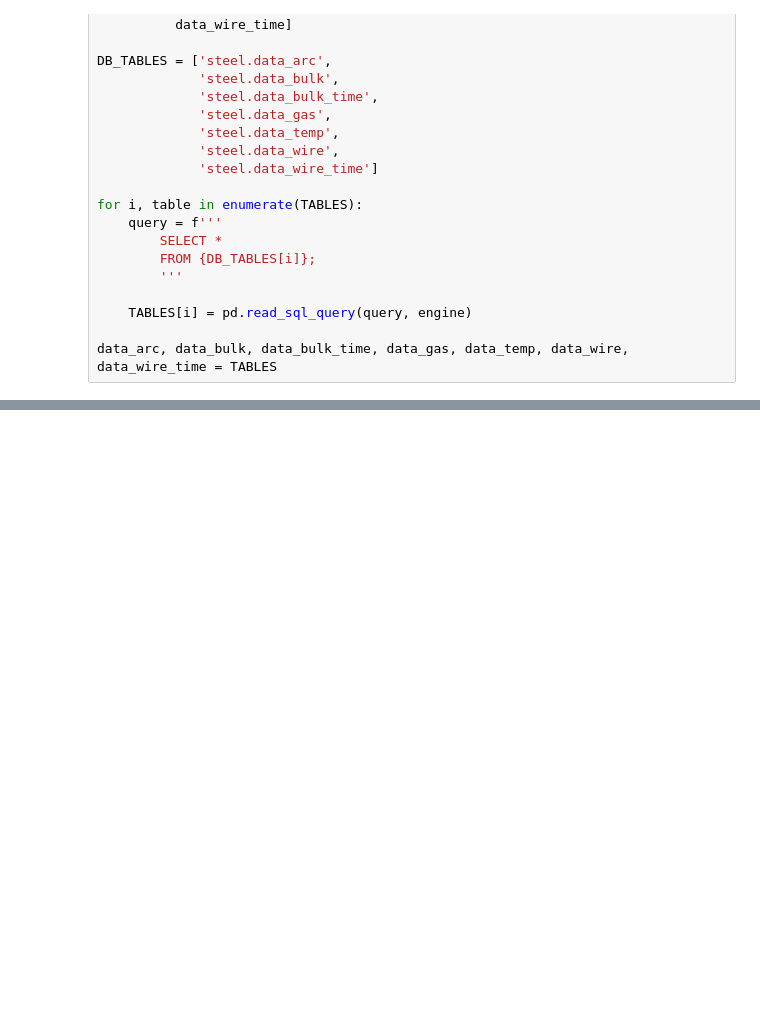
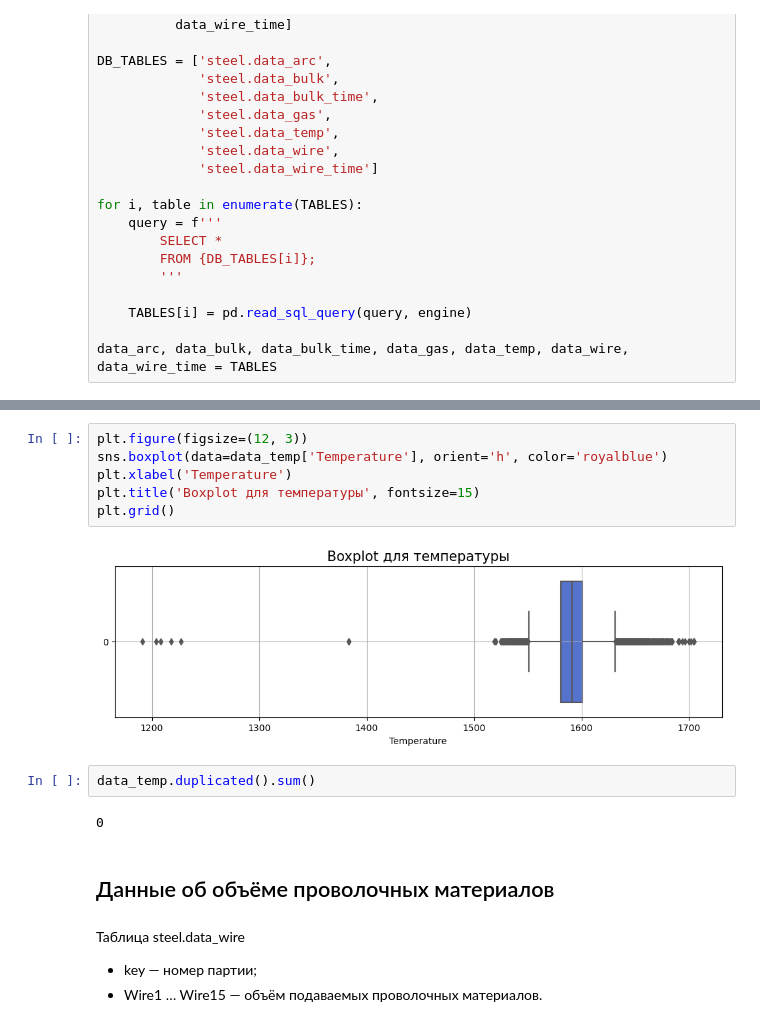
Before and after one commit to VSXV/Data-Science-Projects, a Jupyter notebook: 19. production costs/production costs.ipynb, the cells around one changed output, grey strips where cells are left out. Saved outputs shown, nothing was run; the diff lists cells and outputs as text; blank space fills up the shorter version.

```diff
--- a/19. production costs/production costs.ipynb
+++ b/19. production costs/production costs.ipynb
@@ -83,0 +385,18 @@ memory usage: 581.2+ KB
+# %%
+plt.figure(figsize=(12, 3))
+sns.boxplot(data=data_temp['Temperature'], orient='h', color='royalblue')
+plt.xlabel('Temperature')
+plt.title('Boxplot для температуры', fontsize=15)
+plt.grid()
+# %% [output]
+[figure, added]
+# %%
+data_temp.duplicated().sum()
+# %% [output]
+0
+# %% [markdown]
+## Данные об объёме проволочных материалов
+# %% [markdown]
+Таблица steel.data_wire
+* key — номер партии;
+* Wire1 … Wire15 — объём подаваемых проволочных материалов.
```
Also changed, not shown: parts of 54 cells of this notebook, 1 other file.
